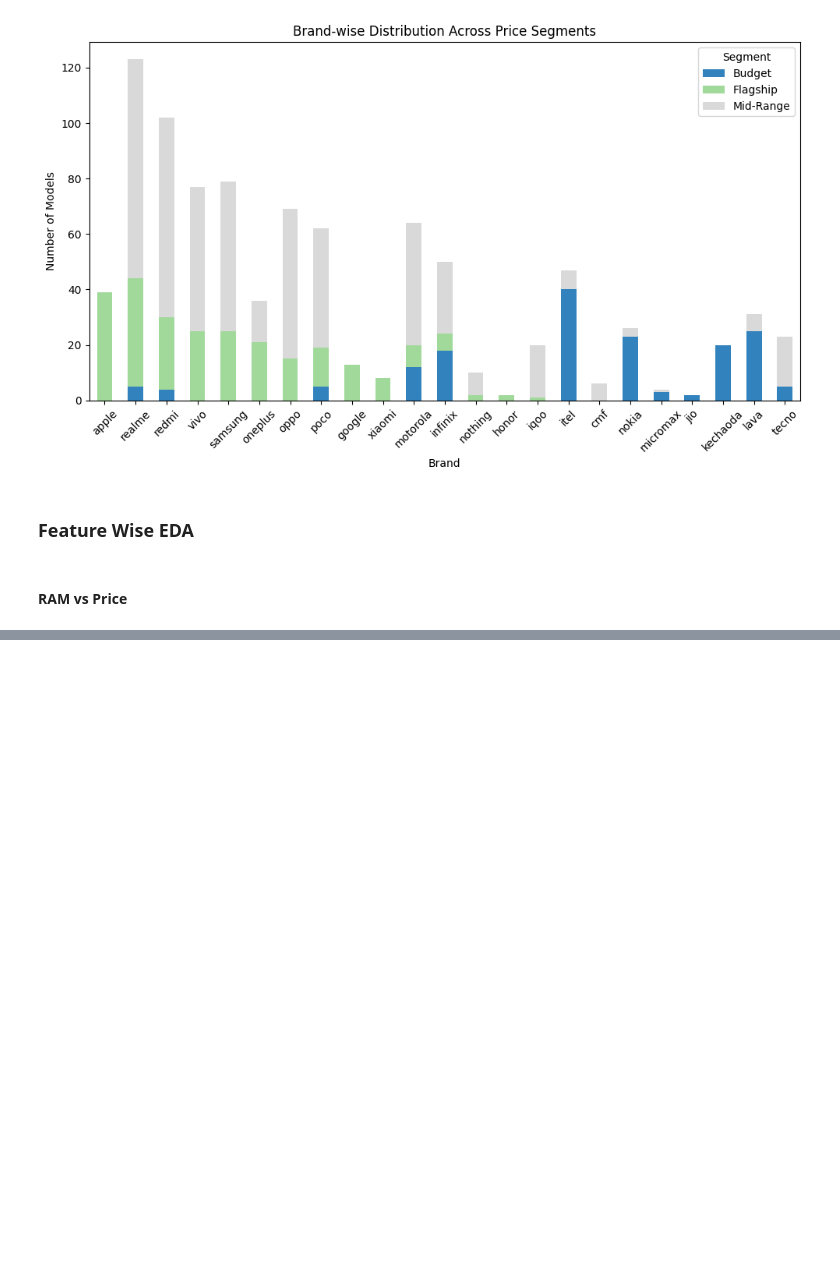
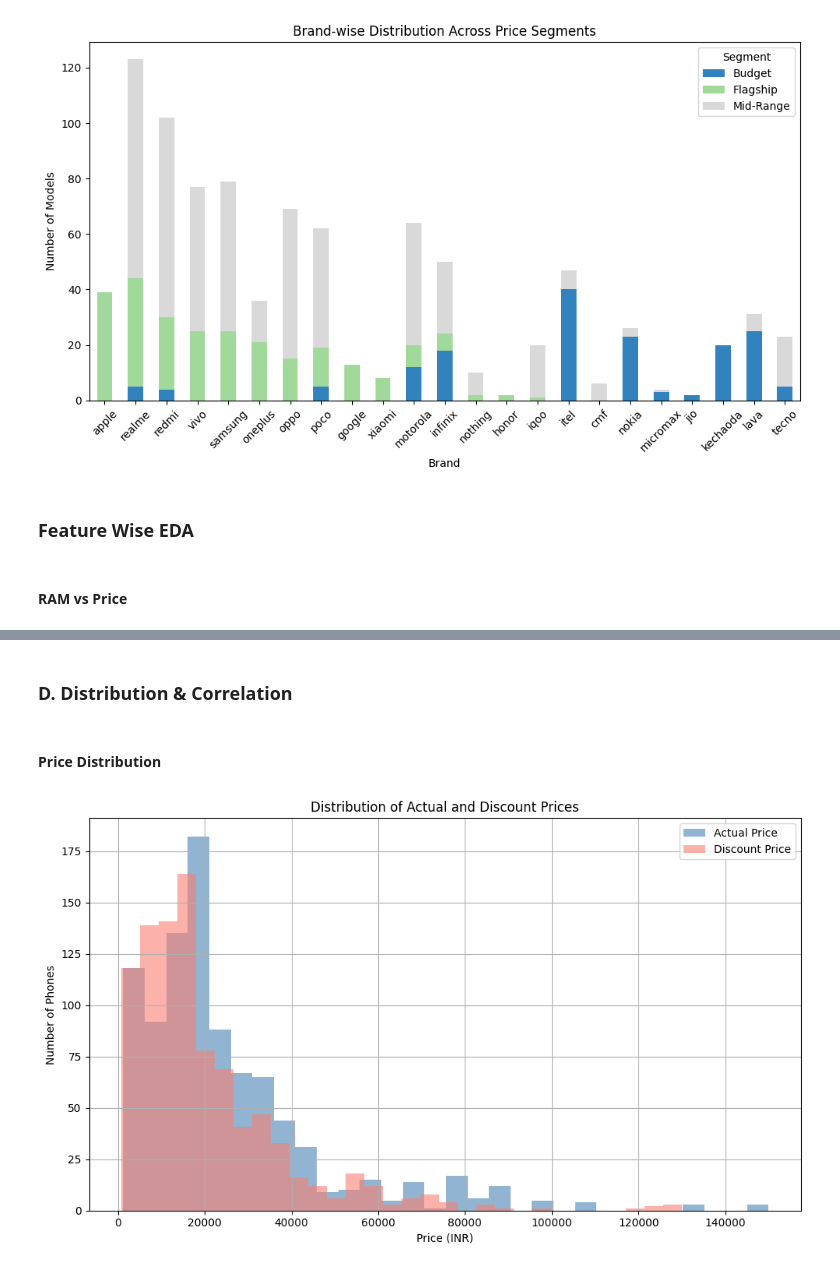
Before and after one commit to amansinghrp/Mobile-Model-Analysis, a Jupyter notebook: 2_analysis.ipynb, the cells around one changed output, grey strips where cells are left out. Drawn from its saved outputs; the diff is of its cells as text; code cells hidden in the pictures; blank space fills up the shorter version.

```diff
--- a/2_analysis.ipynb
+++ b/2_analysis.ipynb
@@ -142,0 +175,17 @@ print(df['RAM (GB)'].sort_values(ascending=False).unique())
+# %% [markdown]
+### D. Distribution & Correlation
+# %% [markdown]
+#### Price Distribution
+# %%
+plt.figure(figsize=(10,6))
+plt.hist(df['Actual price'], bins=30, alpha=0.6, label='Actual Price', color='steelblue')
+plt.hist(df['Discount price'], bins=30, alpha=0.6, label='Discount Price', color='salmon')
+plt.title('Distribution of Actual and Discount Prices')
+plt.xlabel('Price (INR)')
+plt.ylabel('Number of Phones')
+plt.legend()
+plt.grid(True)
+plt.tight_layout()
+plt.show()
+# %% [output]
+[figure, added]
```
Also changed, not shown: parts of 7 cells of this notebook, 1 other file.
